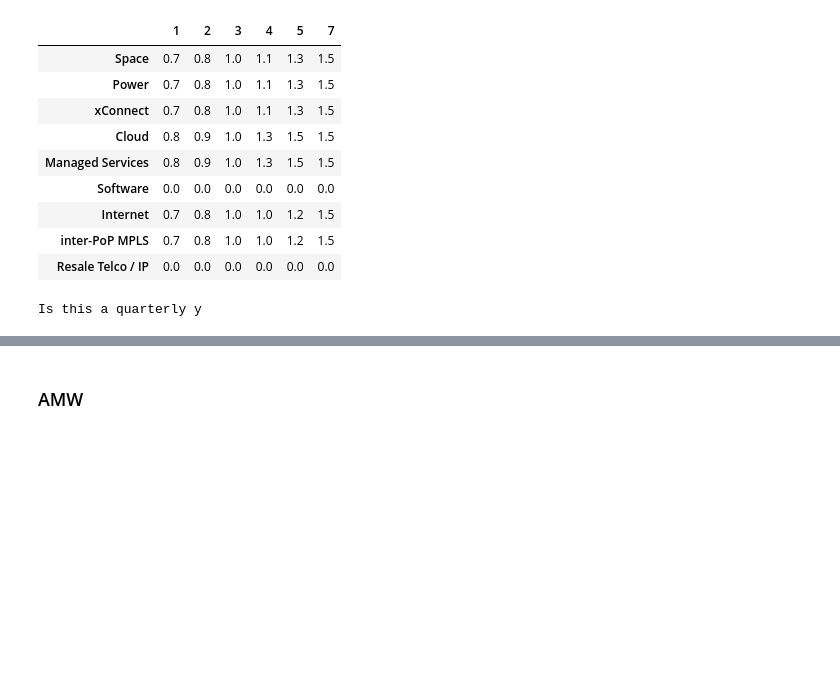
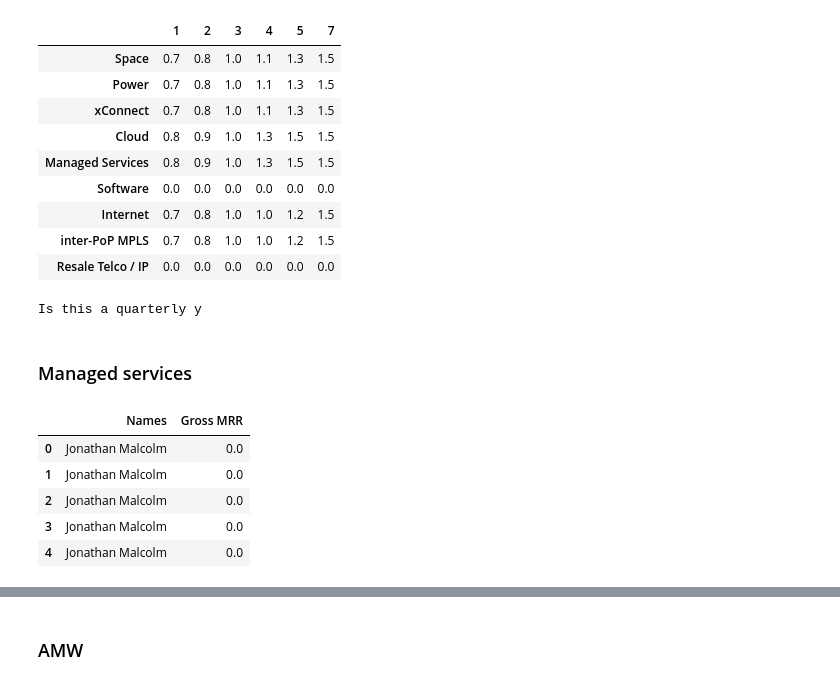
Before and after one commit to maxca17/DB_Commissions, a Jupyter notebook: Commishes/Main/Main.ipynb, the cells around one changed output, grey strips where cells are left out. Saved outputs shown, nothing was run; the diff lists cells and outputs as text; code cells hidden in the pictures; blank space fills up the shorter version.

```diff
--- a/Commishes/Main/Main.ipynb
+++ b/Commishes/Main/Main.ipynb
@@ -171,0 +163,2 @@ Trey_Hardeman = ep1[ep1['Salesman'] == 'Andrew Lewis']
+# %% [markdown]
+### Managed services
@@ -171,0 +167,9 @@ Trey_Hardeman = ep1[ep1['Salesman'] == 'Andrew Lewis']
+# %%
+msdata.head()
+# %% [output]
+|  | Names | Gross MRR |
+| 0 | Jonathan Malcolm | 0.0 |
+| 1 | Jonathan Malcolm | 0.0 |
+| 2 | Jonathan Malcolm | 0.0 |
+| 3 | Jonathan Malcolm | 0.0 |
+| 4 | Jonathan Malcolm | 0.0 |
```
Also changed, not shown: parts of 100 cells of this notebook, 10 other files.
